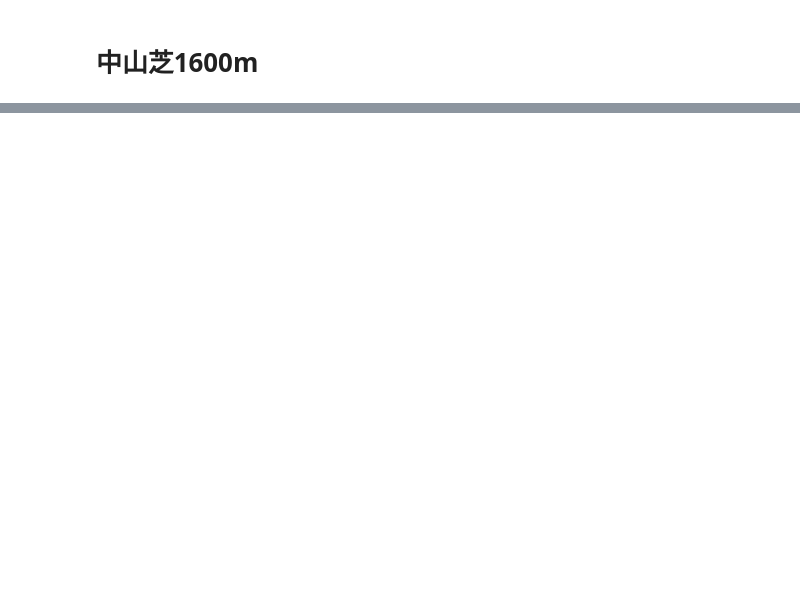
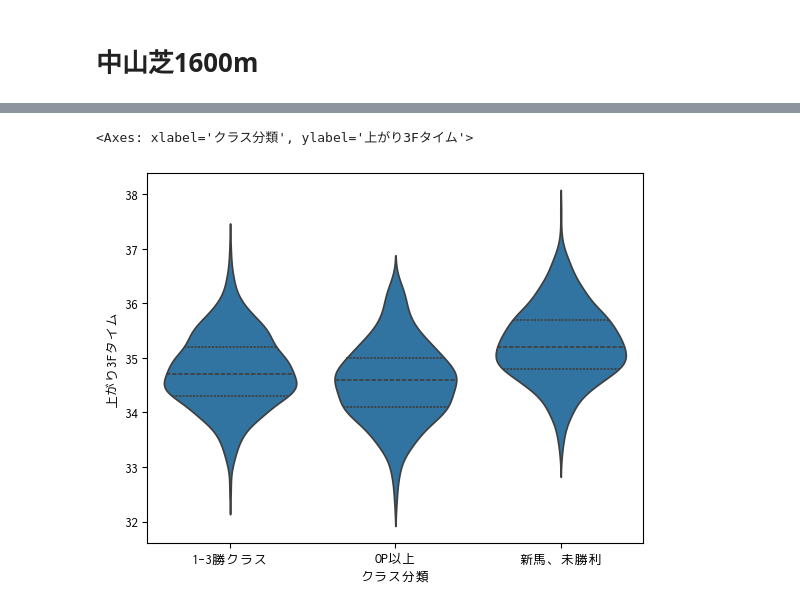
Before and after one commit to syamaguc/unicorn, a Jupyter notebook: book/notebooks/1.2.1_Nakayama-Turf-1600m.ipynb, the cells around one changed output, grey strips where cells are left out. Cells and saved outputs as stored; diff of their text form; code cells hidden in the pictures; blank space fills up the shorter version.

```diff
--- a/book/notebooks/1.2.1_Nakayama-Turf-1600m.ipynb
+++ b/book/notebooks/1.2.1_Nakayama-Turf-1600m.ipynb
@@ -79,3 +103,13 @@ sns.violinplot(
+# %%
+sns.violinplot(
+    data=df,
+    x="クラス分類",
+    y="上がり3Fタイム",
+    inner="quartile"
+)
+# %% [output]
+<Axes: xlabel='クラス分類', ylabel='上がり3Fタイム'>
+[figure, added]
 # %%
 
 plt.figure(figsize=(10,6))
```
Also changed, not shown: parts of 13 cells of this notebook, 1 other file.
